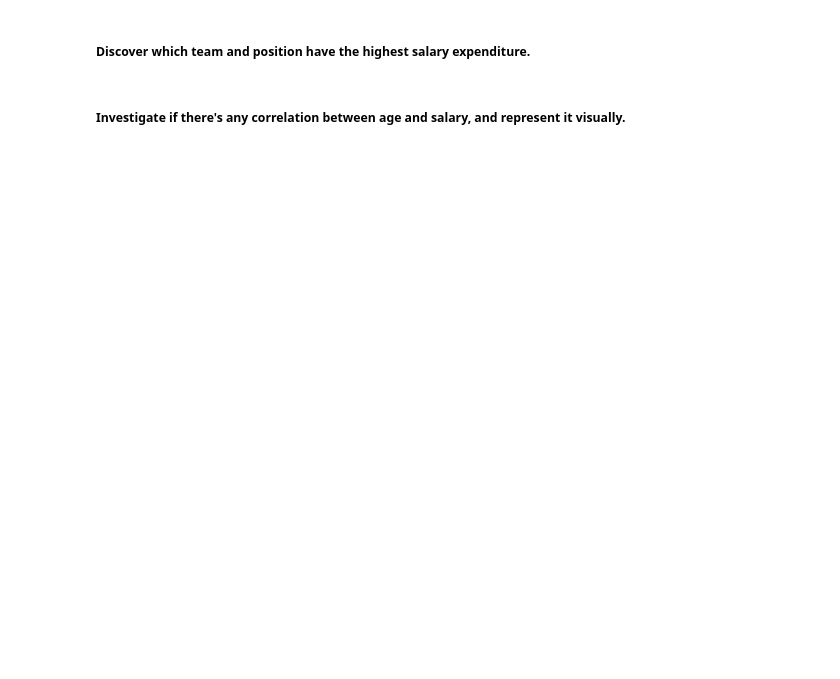
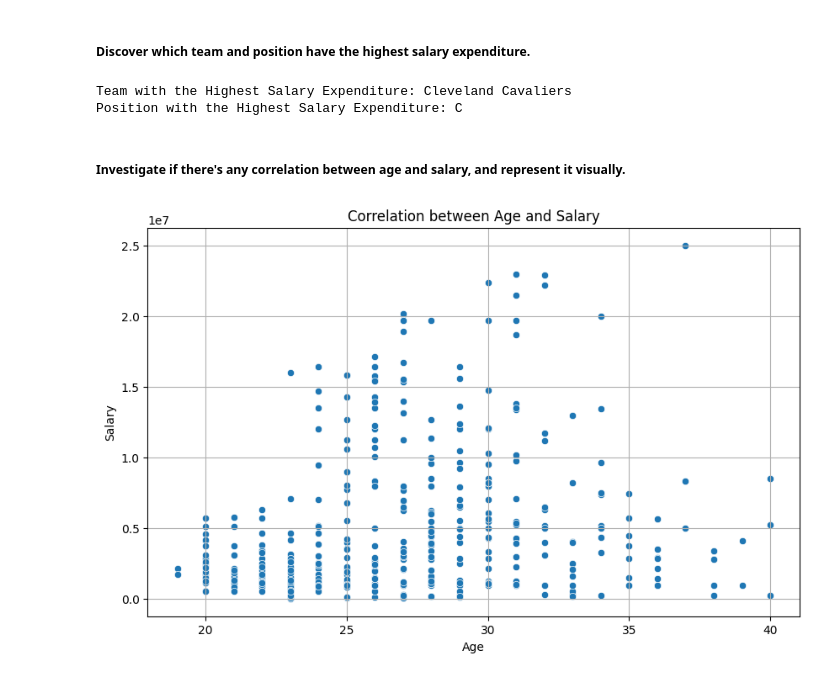
Before and after one commit to syamaomanakuttan/ModuleEndProject_ABCCompany, a Jupyter notebook: EDA_ABC Company.ipynb, the cells around one changed output. Drawn from its saved outputs; the diff is of its cells as text; code cells hidden in the pictures; blank space fills up the shorter version.

```diff
--- a/EDA_ABC Company.ipynb
+++ b/EDA_ABC Company.ipynb
@@ -90,7 +125,7 @@ team_salary_expenditure = df.groupby('team')['salary'].sum()
 # %% [markdown]
 ##### Discover which team and position have the highest salary expenditure.
 # %%
-position_salary_expenditure = df.groupby('position')['salary'].sum()
+position_salary_expenditure = df.groupby('Position')['Salary'].sum()
 
 # Discover which team and position have the highest salary expenditure
 team_highest_salary = team_salary_expenditure.idxmax()
@@ -99,13 +134,18 @@ position_highest_salary = position_salary_expenditure.idxmax()
 # Display the results
 print("Team with the Highest Salary Expenditure:", team_highest_salary)
 print("Position with the Highest Salary Expenditure:", position_highest_salary)
+# %% [output]
+Team with the Highest Salary Expenditure: Cleveland Cavaliers
+Position with the Highest Salary Expenditure: C
 # %% [markdown]
 ##### Investigate if there's any correlation between age and salary, and represent it visually.
 # %%
 plt.figure(figsize=(10, 6))
-sns.scatterplot(x='age', y='salary', data=df)
+sns.scatterplot(x='Age', y='Salary', data=df)
 plt.title('Correlation between Age and Salary')
 plt.xlabel('Age')
 plt.ylabel('Salary')
 plt.grid(True)
 plt.show()
+# %% [output]
+[figure, added]
```
Also changed, not shown: parts of 4 cells of this notebook.
